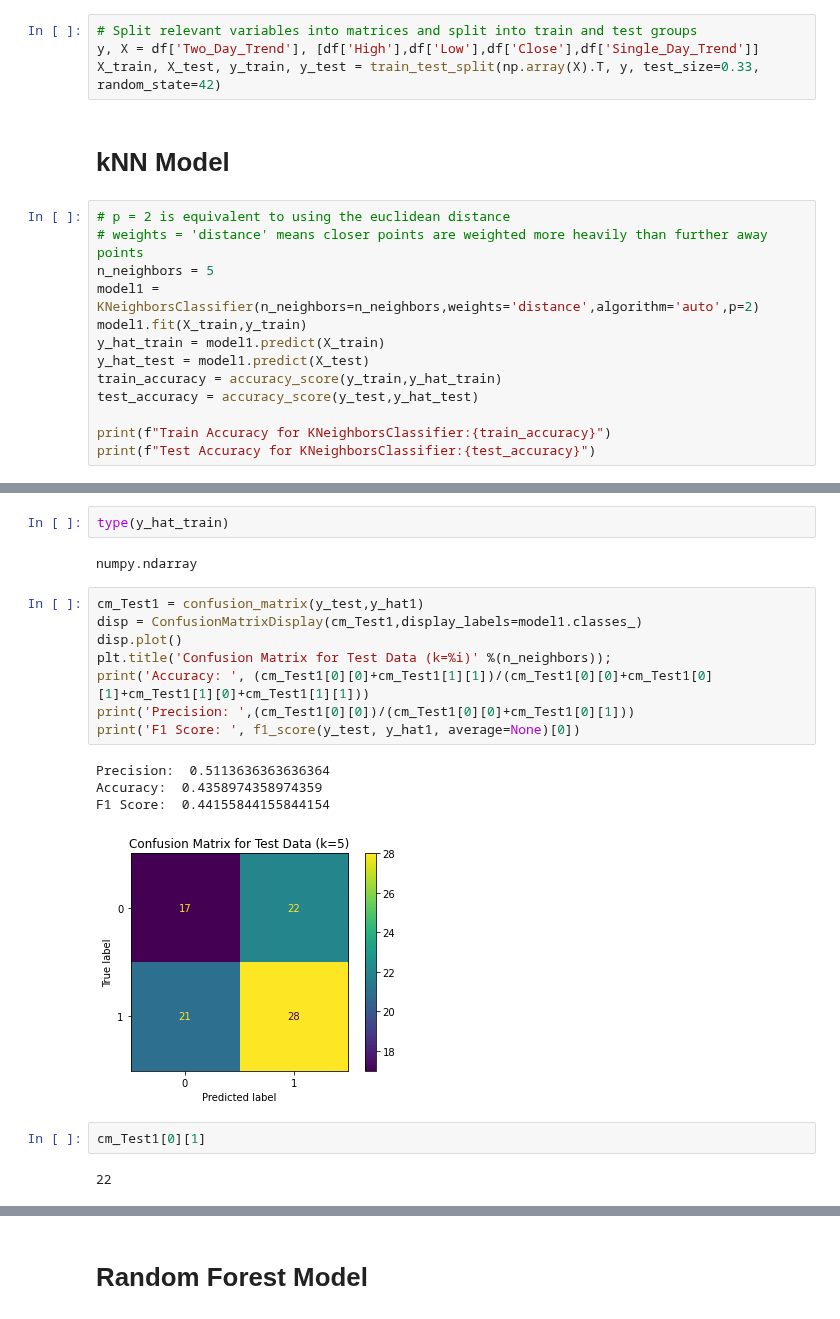
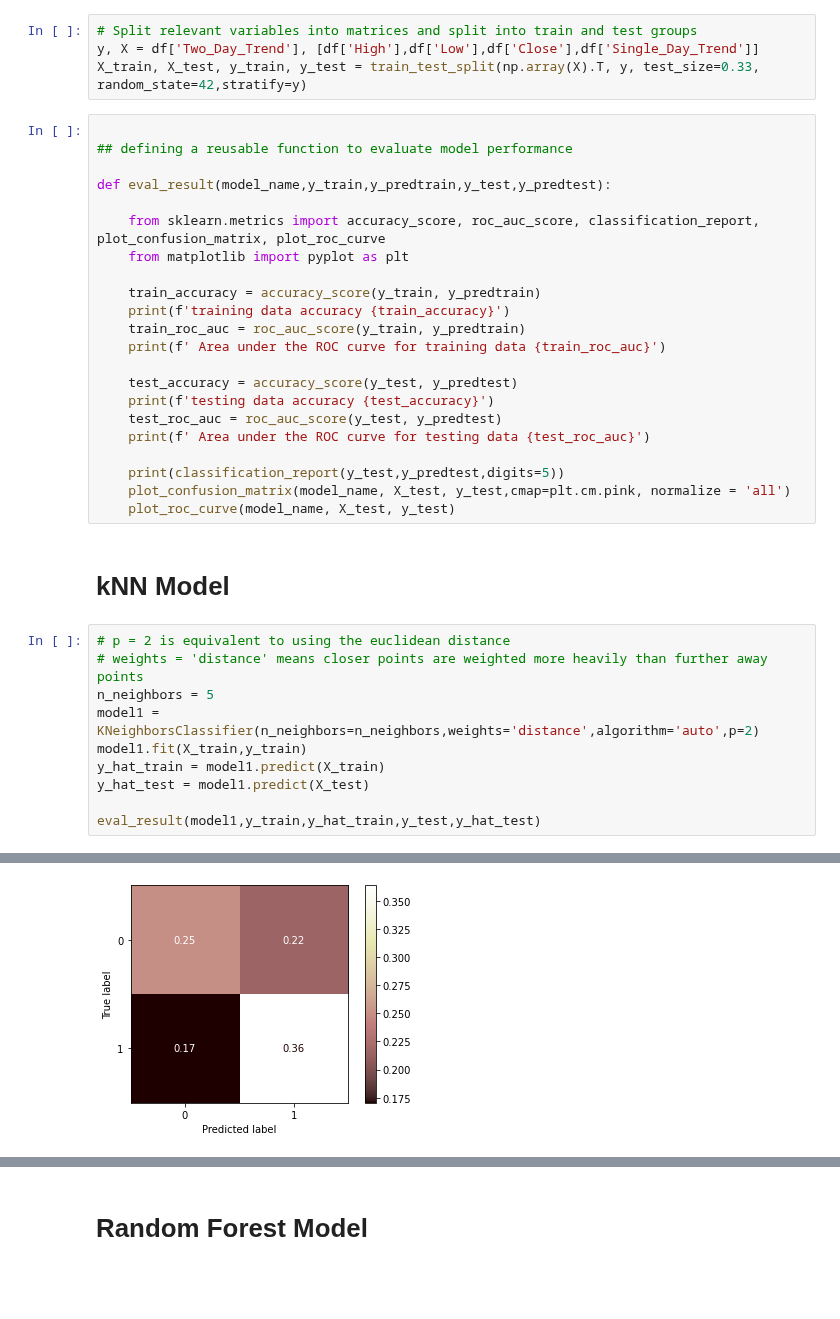
Before and after one commit to Mayank-004/Trend-prediction-using-Binance-API, a Jupyter notebook: EAI_6010_Final_Project_Binance_(ADA).ipynb, the cells around one changed output, grey strips where cells are left out. Cells and saved outputs as stored; diff of their text form; blank space fills up the shorter version.

```diff
--- a/EAI_6010_Final_Project_Binance_(ADA).ipynb
+++ b/EAI_6010_Final_Project_Binance_(ADA).ipynb
@@ -125,7 +162,29 @@ df.head()
 # %%
 # Split relevant variables into matrices and split into train and test groups
 y, X = df['Two_Day_Trend'], [df['High'],df['Low'],df['Close'],df['Single_Day_Trend']]
-X_train, X_test, y_train, y_test = train_test_split(np.array(X).T, y, test_size=0.33, random_state=42)
+X_train, X_test, y_train, y_test = train_test_split(np.array(X).T, y, test_size=0.33, random_state=42,stratify=y)
+# %%
+
+## defining a reusable function to evaluate model performance
+
+def eval_result(model_name,y_train,y_predtrain,y_test,y_predtest):
+
+    from sklearn.metrics import accuracy_score, roc_auc_score, classification_report, plot_confusion_matrix, plot_roc_curve
+    from matplotlib import pyplot as plt
+
+    train_accuracy = accuracy_score(y_train, y_predtrain)
+    print(f'training data accuracy {train_accuracy}')
+    train_roc_auc = roc_auc_score(y_train, y_predtrain)
+    print(f' Area under the ROC curve for training data {train_roc_auc}')
+
+    test_accuracy = accuracy_score(y_test, y_predtest)
+    print(f'testing data accuracy {test_accuracy}')
+    test_roc_auc = roc_auc_score(y_test, y_predtest)
+    print(f' Area under the ROC curve for testing data {test_roc_auc}')
+
+    print(classification_report(y_test,y_predtest,digits=5))
+    plot_confusion_matrix(model_name, X_test, y_test,cmap=plt.cm.pink, normalize = 'all')
+    plot_roc_curve(model_name, X_test, y_test)
 # %% [markdown]
 # kNN Model
 # %%
@@ -136,9 +195,6 @@ model1 = KNeighborsClassifier(n_neighbors=n_neighbors,weights='distance',algorit
 model1.fit(X_train,y_train)
 y_hat_train = model1.predict(X_train)
 y_hat_test = model1.predict(X_test)
-train_accuracy = accuracy_score(y_train,y_hat_train)
-test_accuracy = accuracy_score(y_test,y_hat_test)
 
-print(f"Train Accuracy for KNeighborsClassifier:{train_accuracy}")
-print(f"Test Accuracy for KNeighborsClassifier:{test_accuracy}")
+eval_result(model1,y_train,y_hat_train,y_test,y_hat_test)
 # %% [output]
@@ -146,0 +213 @@ Test Accuracy for KNeighborsClassifier:0.5113636363636364
+[figure, added]
@@ -147,21 +214,0 @@ Test Accuracy for KNeighborsClassifier:0.5113636363636364
-# %%
-type(y_hat_train)
-# %% [output]
-numpy.ndarray
-# %%
-cm_Test1 = confusion_matrix(y_test,y_hat1)
-disp = ConfusionMatrixDisplay(cm_Test1,display_labels=model1.classes_)
-disp.plot()
-plt.title('Confusion Matrix for Test Data (k=%i)' %(n_neighbors));
-print('Accuracy: ', (cm_Test1[0][0]+cm_Test1[1][1])/(cm_Test1[0][0]+cm_Test1[0][1]+cm_Test1[1][0]+cm_Test1[1][1]))
-print('Precision: ',(cm_Test1[0][0])/(cm_Test1[0][0]+cm_Test1[0][1]))
-print('F1 Score: ', f1_score(y_test, y_hat1, average=None)[0])
-# %% [output]
-Precision:  0.5113636363636364
-Accuracy:  0.4358974358974359
-F1 Score:  0.44155844155844154
-[figure, removed]
-# %%
-cm_Test1[0][1]
-# %% [output]
-22
```
Also changed, not shown: parts of 12 cells of this notebook.
